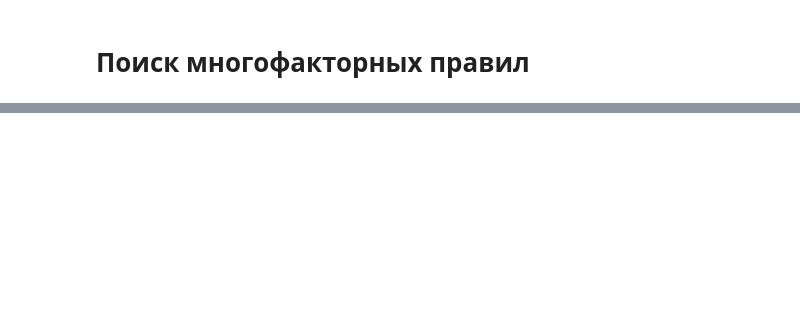
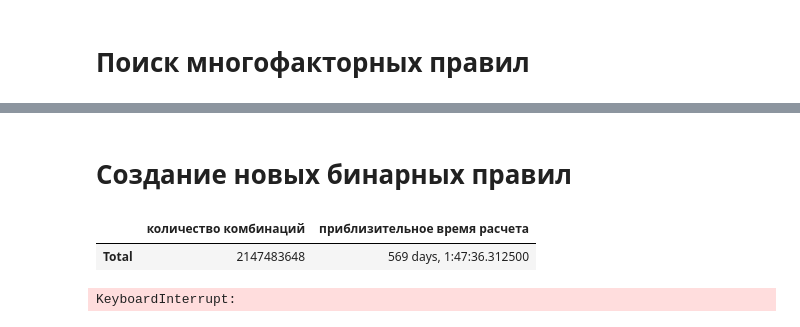
Before and after one commit to Sophia-team/datapy, a Jupyter notebook: Full module.ipynb, the cells around one changed output, grey strips where cells are left out. Drawn from its saved outputs; the diff is of its cells as text; code cells hidden in the pictures; blank space fills up the shorter version.

```diff
--- a/Full module.ipynb
+++ b/Full module.ipynb
@@ -197,0 +322,2 @@ ncr_CalculatedMaxLoanAmountRUR VariableTypeEnum.Binary VariableRoleEnum.POTENCIA
+# %% [markdown]
+# Создание новых бинарных правил
@@ -197,0 +330,11 @@ ncr_CalculatedMaxLoanAmountRUR VariableTypeEnum.Binary VariableRoleEnum.POTENCIA
+# %%
+new_time
+# %% [output]
+|  | количество комбинаций | приблизительное время расчета |
+| Total | 2147483648 | 569 days, 1:47:36.312500 |
+# %%
+#поиск всех возможных комбинаций
+found_combinations =s.FindCombinations()
+found_combinations
+# %% [output]
+KeyboardInterrupt:
```
Also changed, not shown: parts of 24 cells of this notebook, 1 other file.
